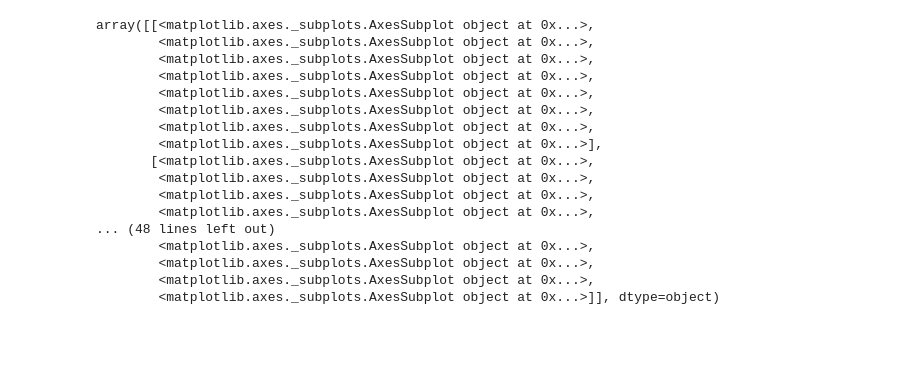
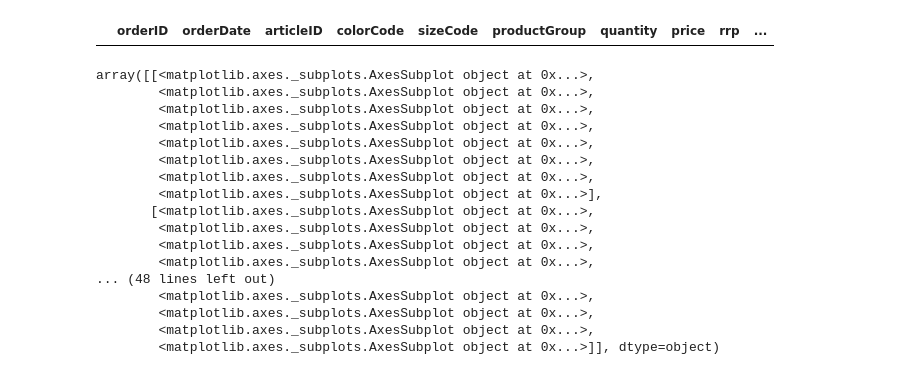
Before and after one commit to aleximmer/run-dmc, a Jupyter notebook: DataAnalysis.ipynb, the cells around one changed output. Cells and saved outputs as stored; diff of their text form; code cells hidden in the pictures; blank space fills up the shorter version.

```diff
--- a/DataAnalysis.ipynb
+++ b/DataAnalysis.ipynb
@@ -67,3 +72,9 @@ data.deviceID.plot.hist()
+# %%
+data['pricePerProduct'] = data.price / data.quantity
+# %%
+data[data.returnQuantity > data.quantity]
+# %% [output]
+|  | orderID | orderDate | articleID | colorCode | sizeCode | productGroup | quantity | price | rrp | ... |
 # %%
 sub_data = data[['orderID', 'articleID', 'colorCode', 'sizeCode', 'quantity', 'price', 'voucherAmount', 'customerID', 'deviceID']]
 pd.tools.plotting.scatter_matrix(sub_data, alpha=0.2, figsize=(6, 6), diagonal='kde')
```
Also changed, not shown: parts of 11 cells of this notebook.
